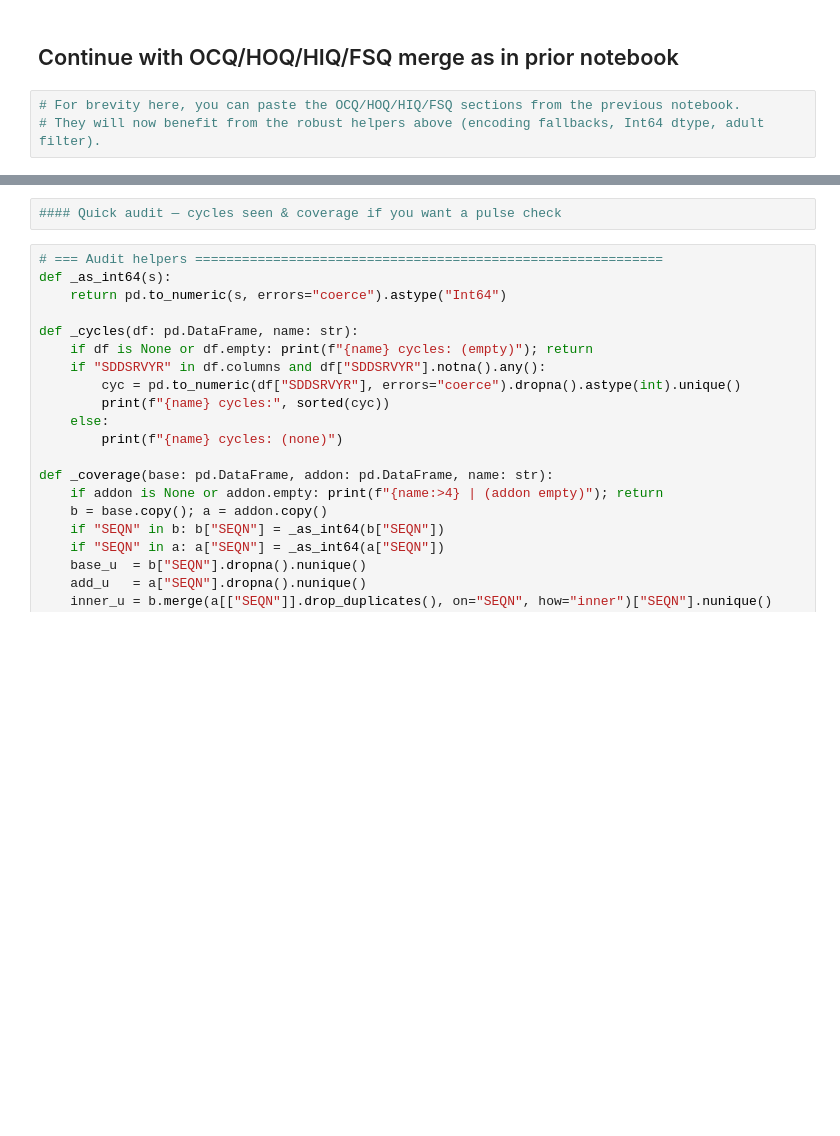
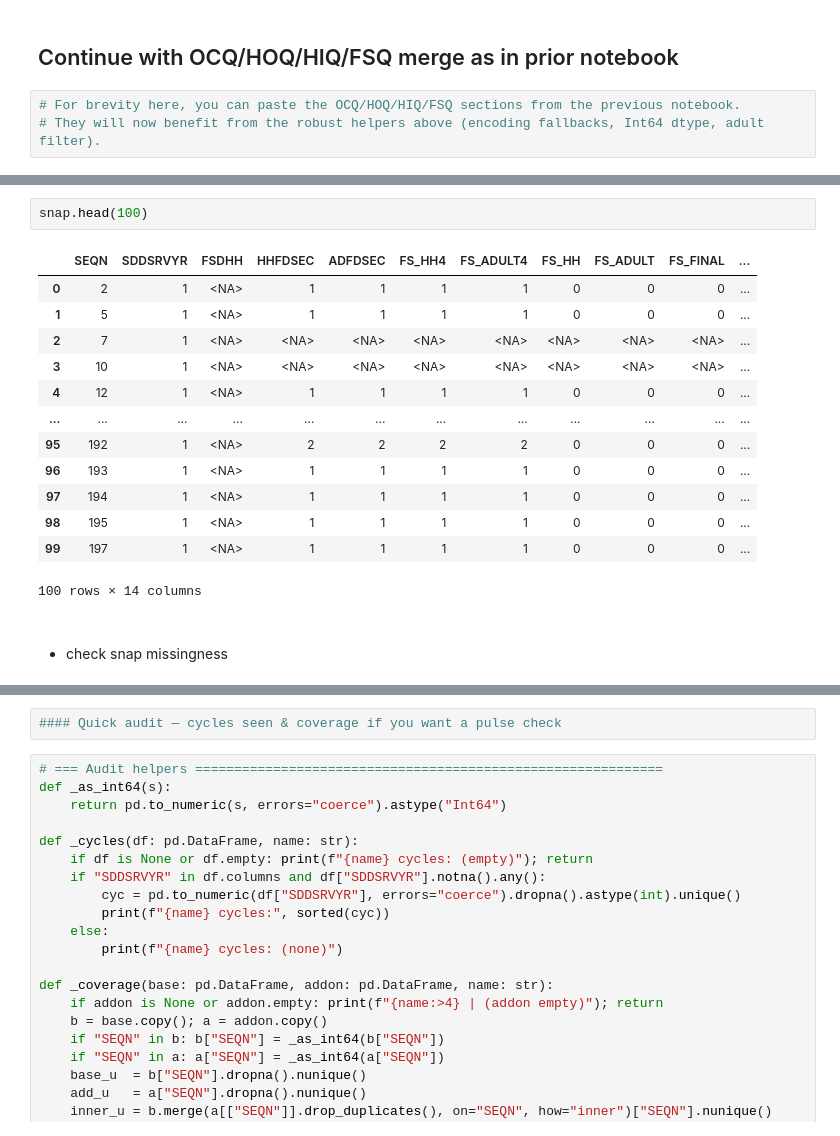
Before and after one commit to amydsy/sdoh-mediation-analysis, a Jupyter notebook: 05_link_sdoh.ipynb, the cells around one changed output, grey strips where cells are left out. Saved outputs shown, nothing was run; the diff lists cells and outputs as text; blank space fills up the shorter version.

```diff
--- a/05_link_sdoh.ipynb
+++ b/05_link_sdoh.ipynb
@@ -484,0 +1218,19 @@ SNAP/FS shape: (55081, 5)
+# %%
+snap.head(100)
+# %% [output]
+|  | SEQN | SDDSRVYR | FSDHH | HHFDSEC | ADFDSEC | FS_HH4 | FS_ADULT4 | FS_HH | FS_ADULT | FS_FINAL | ... |
+| 0 | 2 | 1 | <NA> | 1 | 1 | 1 | 1 | 0 | 0 | 0 | ... |
+| 1 | 5 | 1 | <NA> | 1 | 1 | 1 | 1 | 0 | 0 | 0 | ... |
+| 2 | 7 | 1 | <NA> | <NA> | <NA> | <NA> | <NA> | <NA> | <NA> | <NA> | ... |
+| 3 | 10 | 1 | <NA> | <NA> | <NA> | <NA> | <NA> | <NA> | <NA> | <NA> | ... |
+| 4 | 12 | 1 | <NA> | 1 | 1 | 1 | 1 | 0 | 0 | 0 | ... |
+| ... | ... | ... | ... | ... | ... | ... | ... | ... | ... | ... | ... |
+| 95 | 192 | 1 | <NA> | 2 | 2 | 2 | 2 | 0 | 0 | 0 | ... |
+| 96 | 193 | 1 | <NA> | 1 | 1 | 1 | 1 | 0 | 0 | 0 | ... |
+| 97 | 194 | 1 | <NA> | 1 | 1 | 1 | 1 | 0 | 0 | 0 | ... |
+| 98 | 195 | 1 | <NA> | 1 | 1 | 1 | 1 | 0 | 0 | 0 | ... |
+| 99 | 197 | 1 | <NA> | 1 | 1 | 1 | 1 | 0 | 0 | 0 | ... |
+100 rows × 14 columns
+# %% [markdown]
+#####
+- check snap missingness
```
Also changed, not shown: parts of 31 cells of this notebook.
